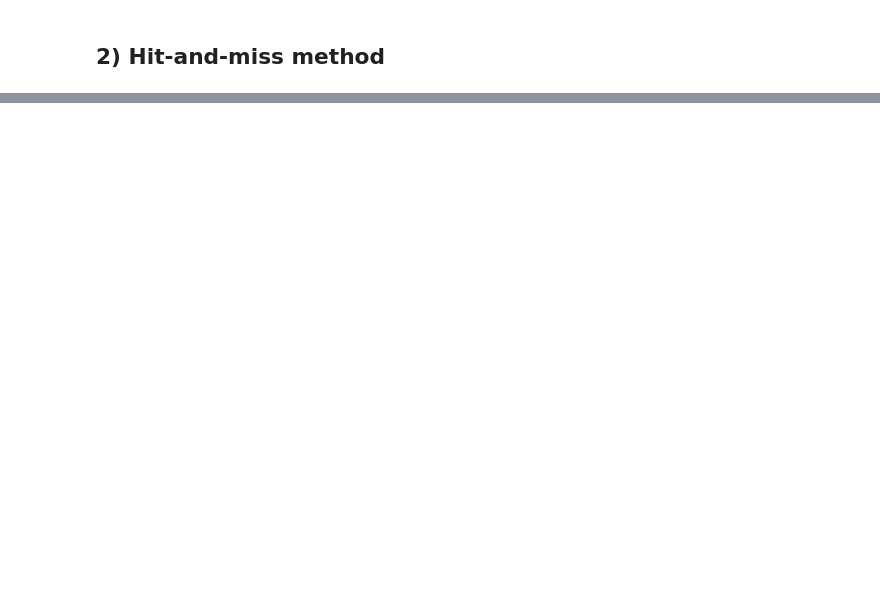
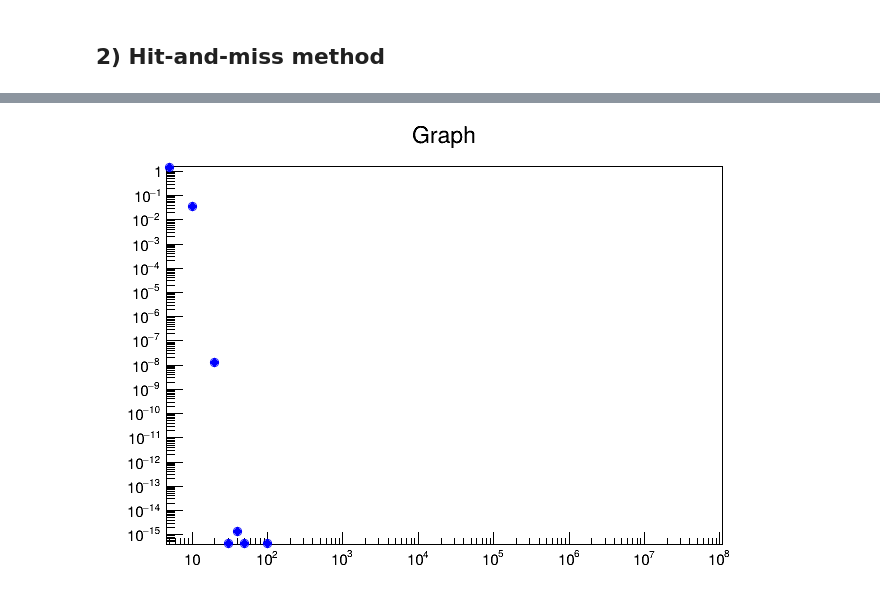
Before and after one commit to covarell/python_examples, a Jupyter notebook: NumericalIntegration.ipynb, the cells around one changed output, grey strips where cells are left out. Saved outputs shown, nothing was run; the diff lists cells and outputs as text; code cells hidden in the pictures; blank space fills up the shorter version.

```diff
--- a/NumericalIntegration.ipynb
+++ b/NumericalIntegration.ipynb
@@ -62,0 +114,4 @@ print (f'{test2:.30f} estimate of {true_value:.30f}')
+# %%
+c1.Draw()
+# %% [output]
+[figure, added]
```
Also changed, not shown: parts of 34 cells of this notebook.
